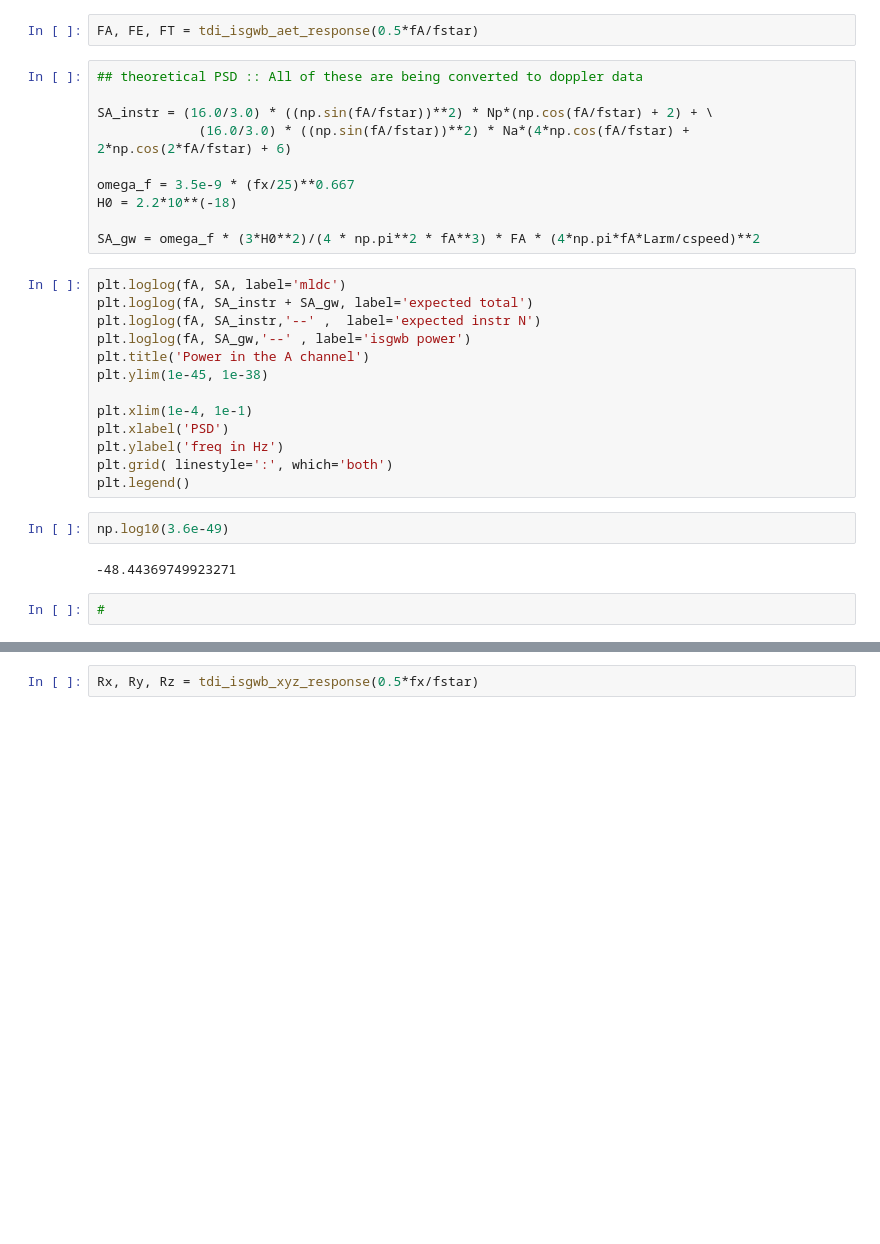
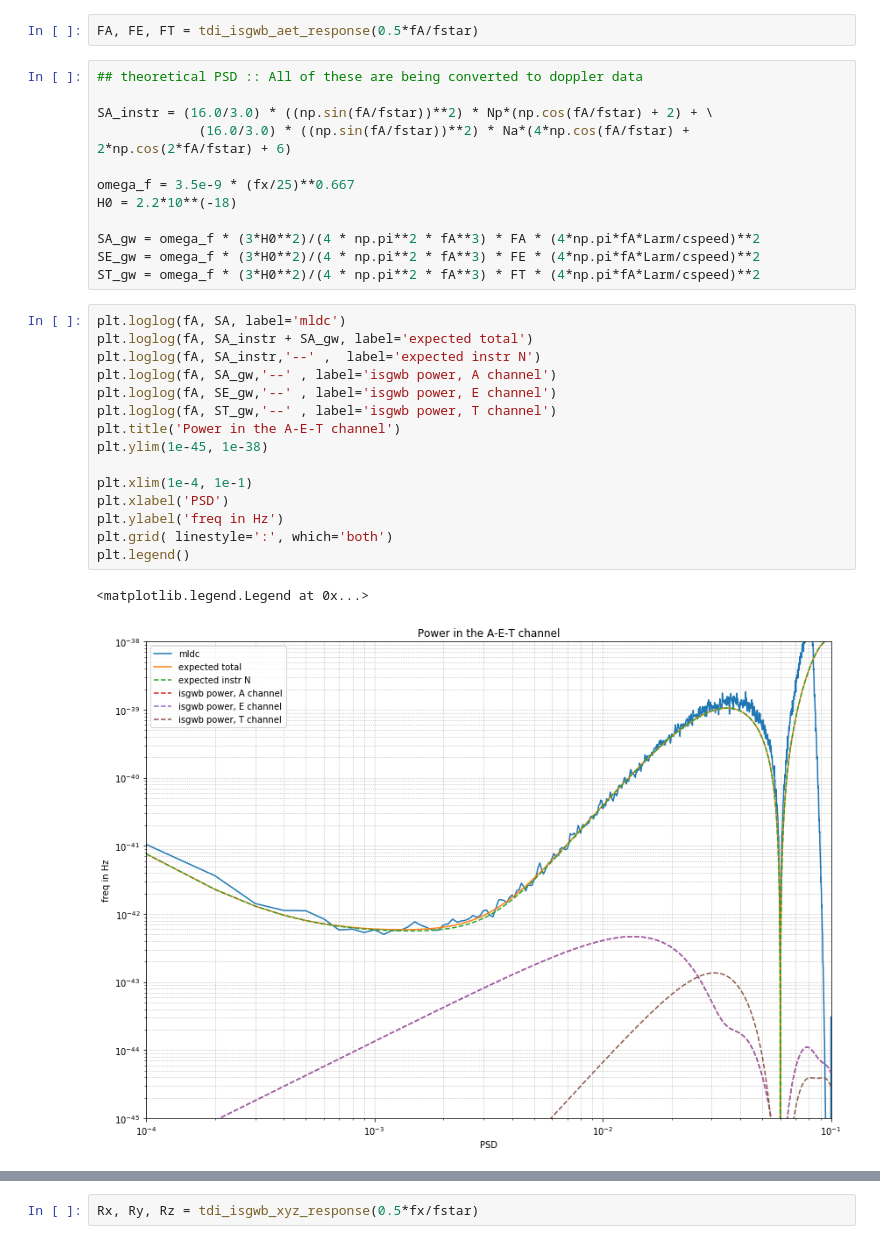
Before and after one commit to sharanbngr/blip, a Jupyter notebook: Notebooks/mldc_spectra.ipynb, the cells around one changed output, grey strips where cells are left out. Cells and saved outputs as stored; diff of their text form; blank space fills up the shorter version.

```diff
--- a/Notebooks/mldc_spectra.ipynb
+++ b/Notebooks/mldc_spectra.ipynb
@@ -82,22 +82,23 @@ omega_f = 3.5e-9 * (fx/25)**0.667
 H0 = 2.2*10**(-18)
 
 SA_gw = omega_f * (3*H0**2)/(4 * np.pi**2 * fA**3) * FA * (4*np.pi*fA*Larm/cspeed)**2
+SE_gw = omega_f * (3*H0**2)/(4 * np.pi**2 * fA**3) * FE * (4*np.pi*fA*Larm/cspeed)**2
+ST_gw = omega_f * (3*H0**2)/(4 * np.pi**2 * fA**3) * FT * (4*np.pi*fA*Larm/cspeed)**2
 # %%
 plt.loglog(fA, SA, label='mldc')
 plt.loglog(fA, SA_instr + SA_gw, label='expected total')
 plt.loglog(fA, SA_instr,'--' ,  label='expected instr N')
-plt.loglog(fA, SA_gw,'--' , label='isgwb power')
-plt.title('Power in the A channel')
+plt.loglog(fA, SA_gw,'--' , label='isgwb power, A channel')
+plt.loglog(fA, SE_gw,'--' , label='isgwb power, E channel')
+plt.loglog(fA, ST_gw,'--' , label='isgwb power, T channel')
+plt.title('Power in the A-E-T channel')
 plt.ylim(1e-45, 1e-38)
 
 plt.xlim(1e-4, 1e-1)
 plt.xlabel('PSD')
 plt.ylabel('freq in Hz')
 plt.grid( linestyle=':', which='both')
 plt.legend()
+# %% [output]
+<matplotlib.legend.Legend at 0x...>
+[figure, added]
-# %%
-np.log10(3.6e-49)
-# %% [output]
--48.44369749923271
-# %%
-#
```
Also changed, not shown: parts of 7 cells of this notebook.
